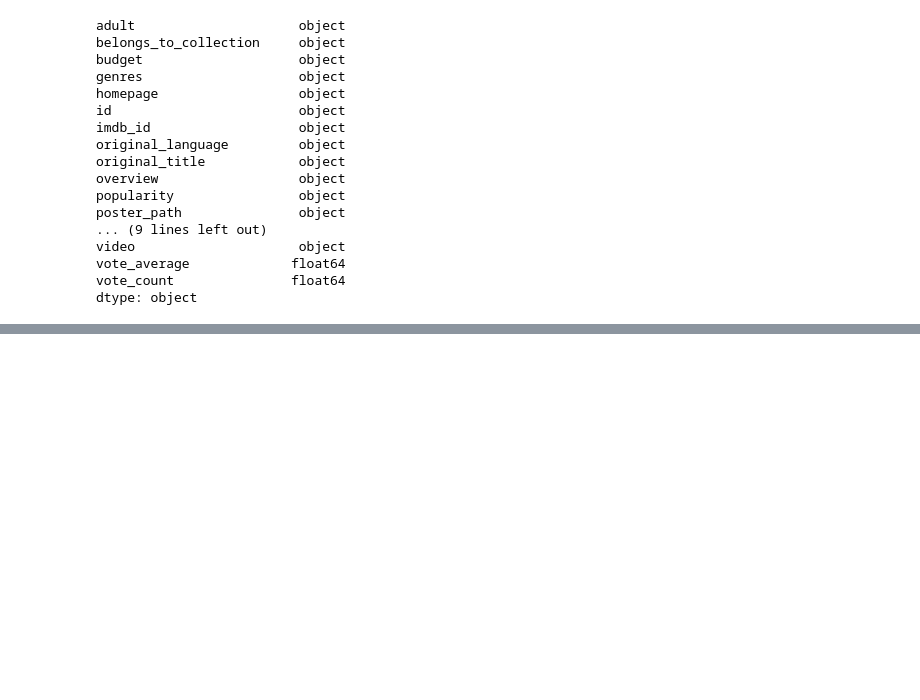
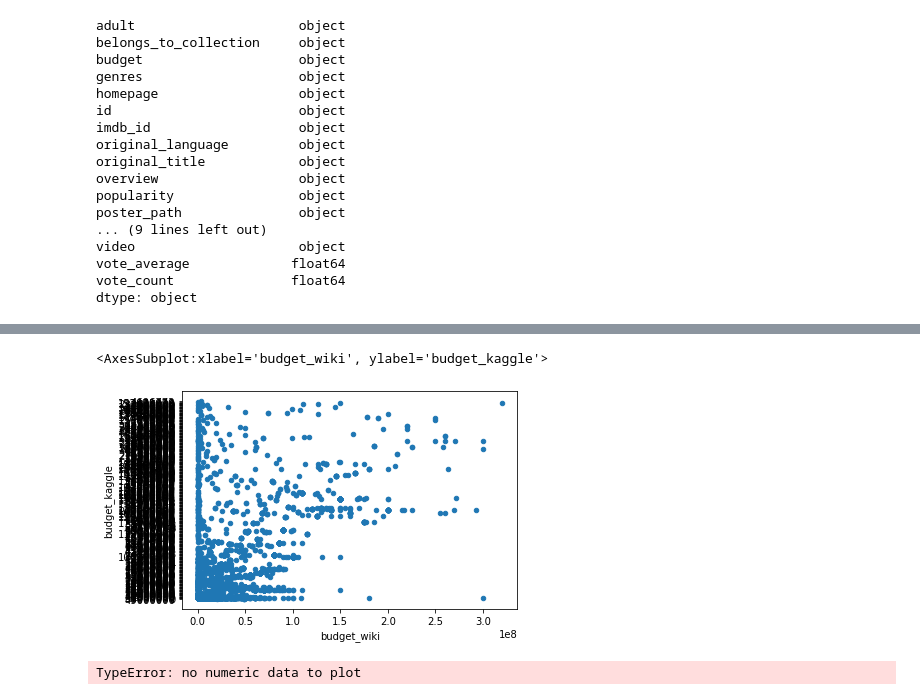
Before and after one commit to sdieckert/Movies-ETL, a Jupyter notebook: movie_etl.ipynb, the cells around one changed output, grey strips where cells are left out. Drawn from its saved outputs; the diff is of its cells as text; code cells hidden in the pictures; blank space fills up the shorter version.

```diff
--- a/movie_etl.ipynb
+++ b/movie_etl.ipynb
@@ -1126,0 +1203,13 @@ Name: rating, dtype: float64
+# %%
+#look for where budget doesn't match. use another scatterplot
+movies_df.fillna(0).plot(x='budget_wiki',y='budget_kaggle', kind='scatter')
+# %% [output]
+<AxesSubplot:xlabel='budget_wiki', ylabel='budget_kaggle'>
+[figure, added]
+# %%
+#look for where release date doesn't match. use another scatterplot modified to account for using dates
+#We'll use the regular line plot (which can plot date data),
+#and change the style to only put dots by adding style='.' to the plot() method:
+movies_df[['release_date_wiki','release_date_kaggle']].plot(x='release_date_wiki', y='release_date_kaggle', style='.')
+# %% [output]
+TypeError: no numeric data to plot
```
Also changed, not shown: parts of 60 cells of this notebook.
